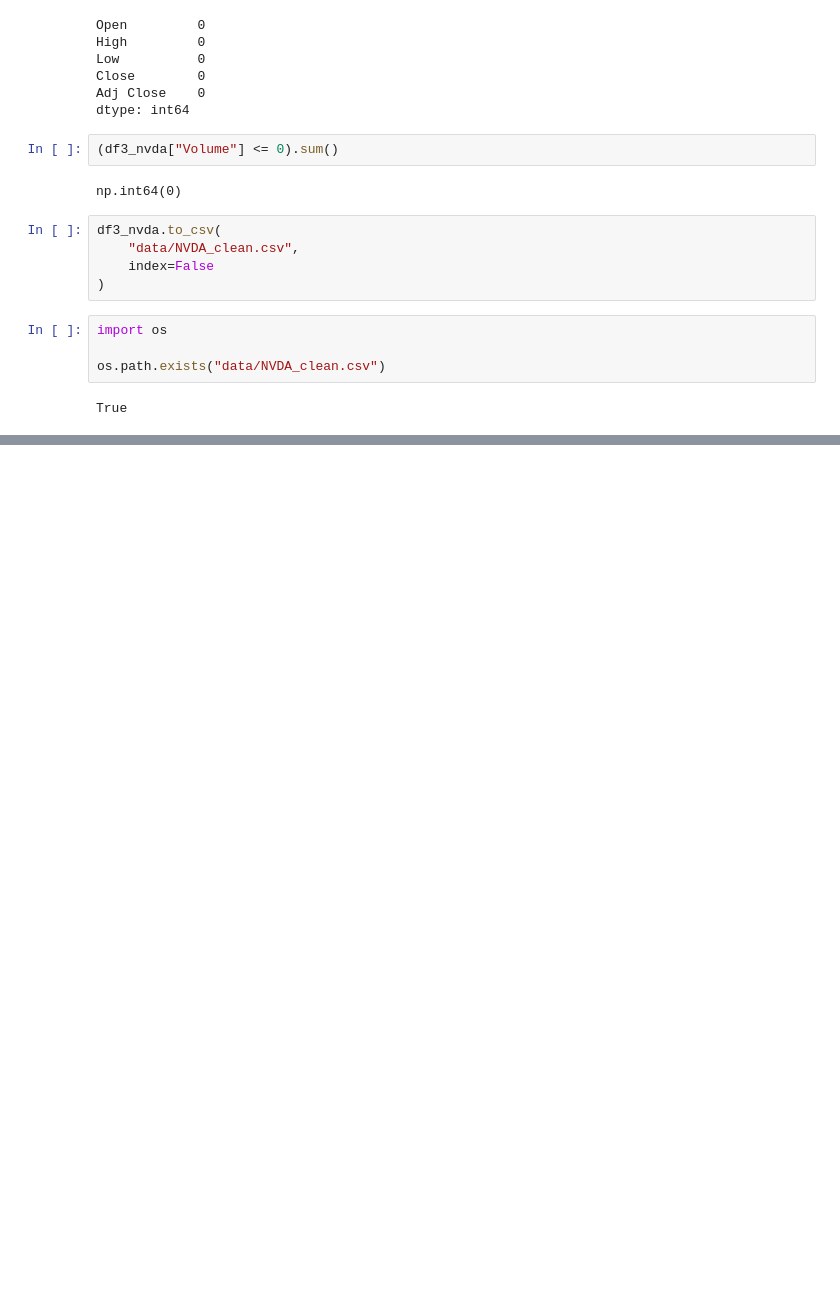
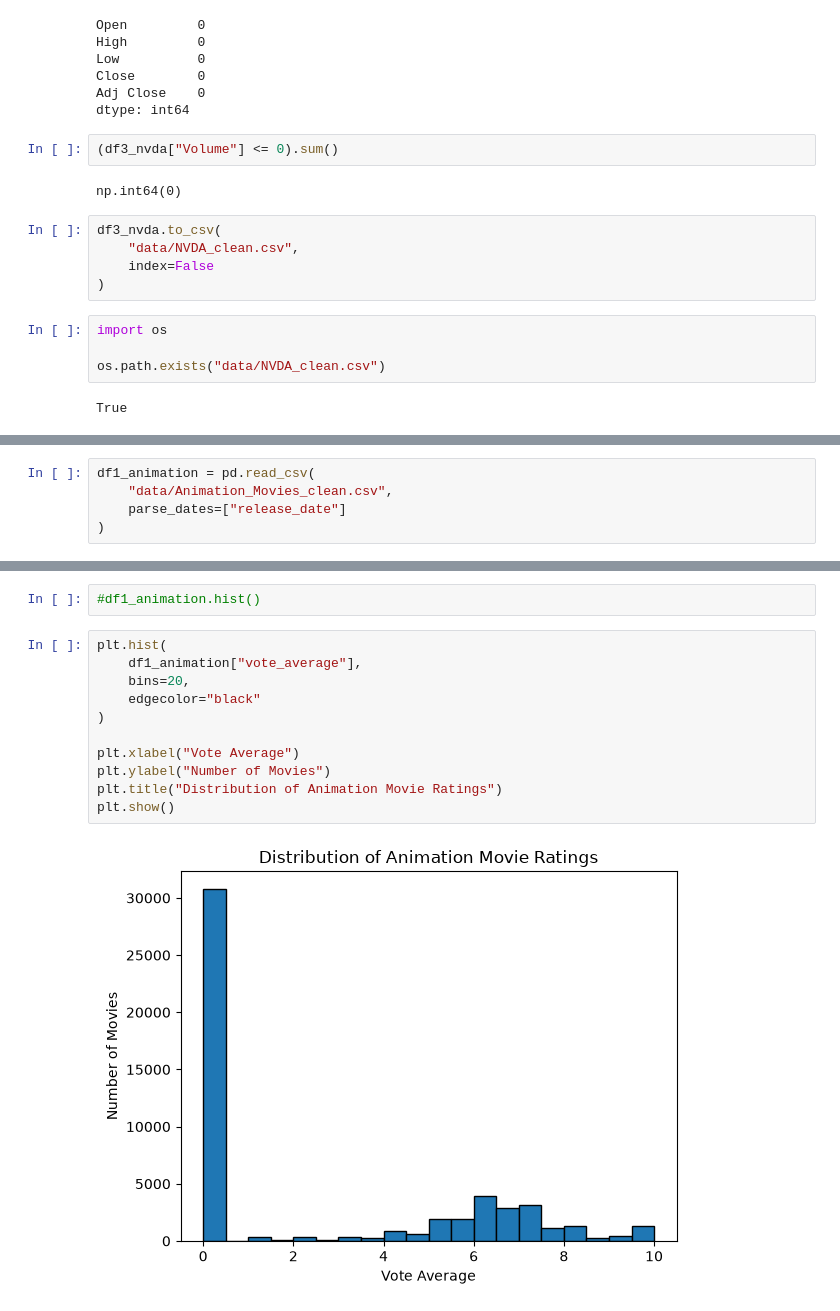
Before and after one commit to egarr831/EGarrison_ModC_Milestone1_Weeks1-6, a Jupyter notebook: Week1.ipynb, the cells around one changed output, grey strips where cells are left out. Cells and saved outputs as stored; diff of their text form; blank space fills up the shorter version.

```diff
--- a/Week1.ipynb
+++ b/Week1.ipynb
@@ -1064,0 +1067,5 @@ True
+# %%
+df1_animation = pd.read_csv(
+    "data/Animation_Movies_clean.csv",
+    parse_dates=["release_date"]
+)
@@ -1064,0 +1095,15 @@ True
+# %%
+#df1_animation.hist()
+# %%
+plt.hist(
+    df1_animation["vote_average"],
+    bins=20,
+    edgecolor="black"
+)
+
+plt.xlabel("Vote Average")
+plt.ylabel("Number of Movies")
+plt.title("Distribution of Animation Movie Ratings")
+plt.show()
+# %% [output]
+[figure, added]
```
Also changed, not shown: parts of 20 cells of this notebook.
